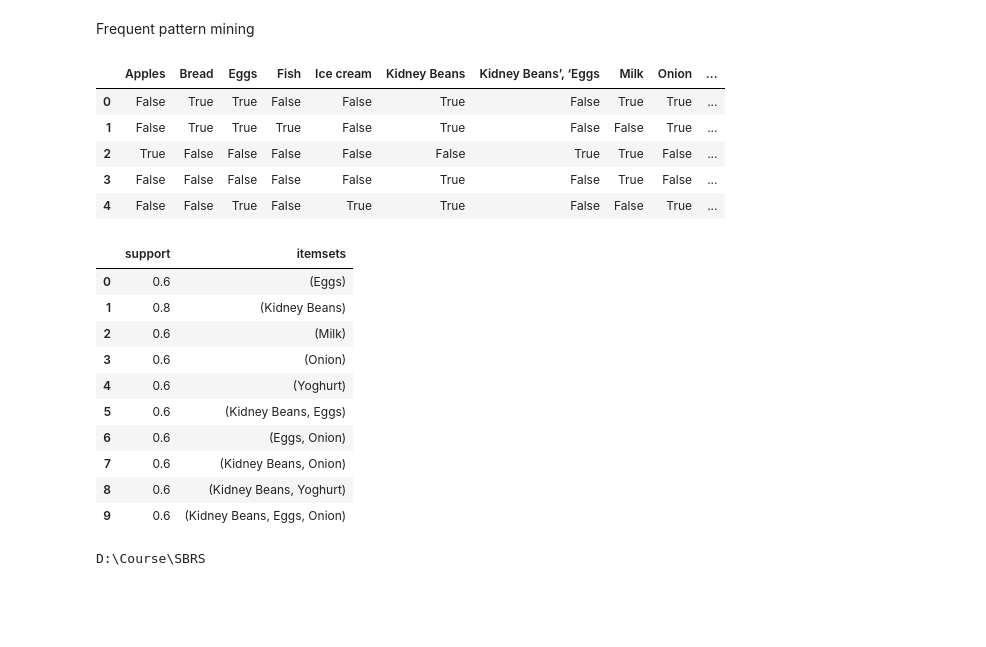
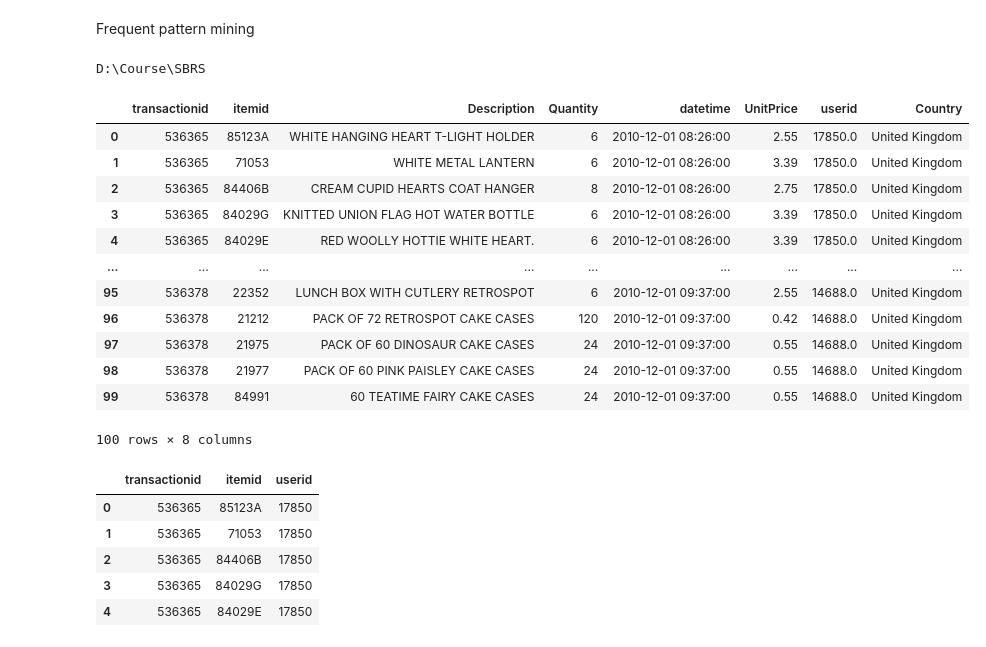
Before and after one commit to SergKornev/SBRS, a Jupyter notebook: test.ipynb, the cells around one changed output. Drawn from its saved outputs; the diff is of its cells as text; code cells hidden in the pictures; blank space fills up the shorter version.

```diff
--- a/test.ipynb
+++ b/test.ipynb
@@ -20,9 +13,0 @@ df = pd.DataFrame(tr_arr, columns=tr.columns_)
-# %%
-df.head()
-# %% [output]
-|  | Apples | Bread | Eggs | Fish | Ice cream | Kidney Beans | Kidney Beans’, ‘Eggs | Milk | Onion | ... |
-| 0 | False | True | True | False | False | True | False | True | True | ... |
-| 1 | False | True | True | True | False | True | False | False | True | ... |
-| 2 | True | False | False | False | False | False | True | True | False | ... |
-| 3 | False | False | False | False | False | True | False | True | False | ... |
-| 4 | False | False | True | False | True | True | False | False | True | ... |
@@ -31,17 +14,3 @@ frequent_itemsets = apriori(df, min_support = 0.6, use_colnames = True)
-# %%
-frequent_itemsets
-# %% [output]
-|  | support | itemsets |
-| 0 | 0.6 | (Eggs) |
-| 1 | 0.8 | (Kidney Beans) |
-| 2 | 0.6 | (Milk) |
-| 3 | 0.6 | (Onion) |
-| 4 | 0.6 | (Yoghurt) |
-| 5 | 0.6 | (Kidney Beans, Eggs) |
-| 6 | 0.6 | (Eggs, Onion) |
-| 7 | 0.6 | (Kidney Beans, Onion) |
-| 8 | 0.6 | (Kidney Beans, Yoghurt) |
-| 9 | 0.6 | (Kidney Beans, Eggs, Onion) |
 # %%
 cd D:\Course\SBRS
 # %% [output]
@@ -48,0 +21,29 @@ D:\Course\SBRS
+# %%
+df.head(100)
+# %% [output]
+|  | transactionid | itemid | Description | Quantity | datetime | UnitPrice | userid | Country |
+| 0 | 536365 | 85123A | WHITE HANGING HEART T-LIGHT HOLDER | 6 | 2010-12-01 08:26:00 | 2.55 | 17850.0 | United Kingdom |
+| 1 | 536365 | 71053 | WHITE METAL LANTERN | 6 | 2010-12-01 08:26:00 | 3.39 | 17850.0 | United Kingdom |
+| 2 | 536365 | 84406B | CREAM CUPID HEARTS COAT HANGER | 8 | 2010-12-01 08:26:00 | 2.75 | 17850.0 | United Kingdom |
+| 3 | 536365 | 84029G | KNITTED UNION FLAG HOT WATER BOTTLE | 6 | 2010-12-01 08:26:00 | 3.39 | 17850.0 | United Kingdom |
+| 4 | 536365 | 84029E | RED WOOLLY HOTTIE WHITE HEART. | 6 | 2010-12-01 08:26:00 | 3.39 | 17850.0 | United Kingdom |
+| ... | ... | ... | ... | ... | ... | ... | ... | ... |
+| 95 | 536378 | 22352 | LUNCH BOX WITH CUTLERY RETROSPOT | 6 | 2010-12-01 09:37:00 | 2.55 | 14688.0 | United Kingdom |
+| 96 | 536378 | 21212 | PACK OF 72 RETROSPOT CAKE CASES | 120 | 2010-12-01 09:37:00 | 0.42 | 14688.0 | United Kingdom |
+| 97 | 536378 | 21975 | PACK OF 60 DINOSAUR CAKE CASES | 24 | 2010-12-01 09:37:00 | 0.55 | 14688.0 | United Kingdom |
+| 98 | 536378 | 21977 | PACK OF 60 PINK PAISLEY CAKE CASES | 24 | 2010-12-01 09:37:00 | 0.55 | 14688.0 | United Kingdom |
+| 99 | 536378 | 84991 | 60 TEATIME FAIRY CAKE CASES | 24 | 2010-12-01 09:37:00 | 0.55 | 14688.0 | United Kingdom |
+100 rows × 8 columns
+# %%
+df = df[['transactionid','itemid', 'userid']]
+df.fillna(0, inplace=True)
+df['userid'] = df['userid'].astype('int64')
+df['itemid'] = df['itemid'].astype('str')
+df.head()
+# %% [output]
+|  | transactionid | itemid | userid |
+| 0 | 536365 | 85123A | 17850 |
+| 1 | 536365 | 71053 | 17850 |
+| 2 | 536365 | 84406B | 17850 |
+| 3 | 536365 | 84029G | 17850 |
+| 4 | 536365 | 84029E | 17850 |
```
Also changed, not shown: parts of 12 cells of this notebook, 2 other files.
